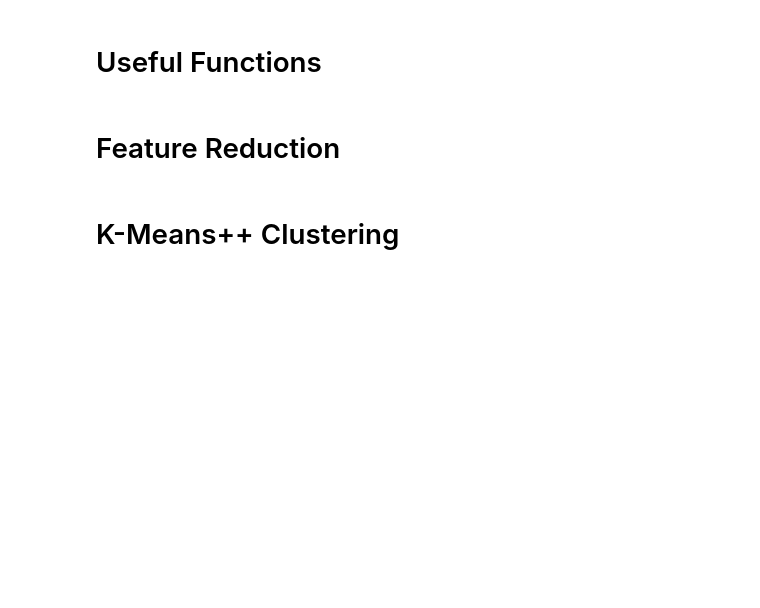
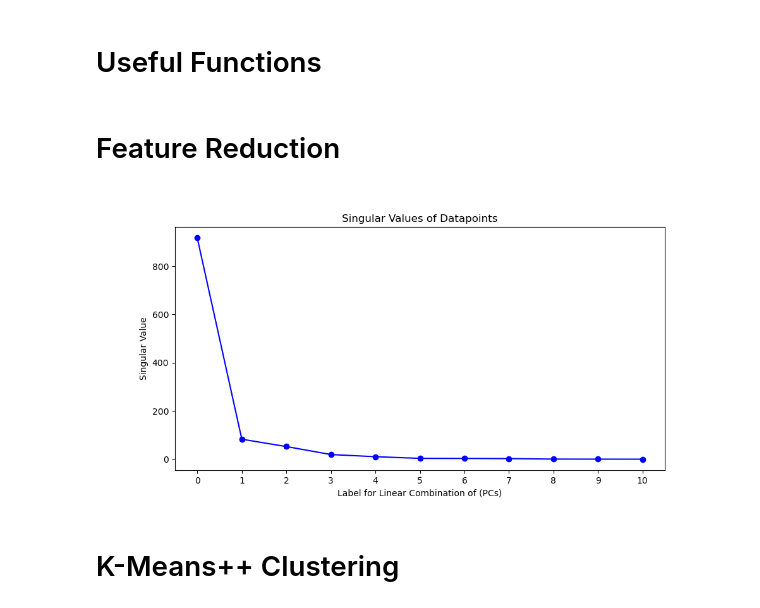
Before and after one commit to nyuad-astroparticle/TES-analysis, a Jupyter notebook: one_script_to_rule_them_all.ipynb, the cells around one changed output. Saved outputs shown, nothing was run; the diff lists cells and outputs as text; code cells hidden in the pictures; blank space fills up the shorter version.

```diff
--- a/one_script_to_rule_them_all.ipynb
+++ b/one_script_to_rule_them_all.ipynb
@@ -31,7 +31,7 @@ from matplotlib.dates import DateFormatter
 # Load data
 # %%
 # This is the directory for the dataCR_ for the anabsalysis
-data_dir            = './TES Only/'
+data_dir            = './DATA/TES Only/'
 channels            = ['C1','C2','C3','C4']
 
 # Load the data per channel
@@ -215,49 +227,51 @@ def values_of_interest(time,data,order,mysize):
 # Feature Reduction
 # %%
 # Get the data for each of the pulses
-values      = cp.array([values_of_interest(*data[:2],order=2,mysize=1/30) for data in tqdm(the_data)])
+values      = np.array([values_of_interest(*data[:2],order=2,mysize=1/30) for data in tqdm(the_data)])
 
 # Center data
-mu          = cp.tile(np.mean(values,axis=0),len(values)).reshape(values.shape)
+mu          = np.tile(np.mean(values,axis=0),len(values)).reshape(values.shape)
 X_centered  = (values-mu)
-X_centered  = X_centered / cp.tile(np.max(X_centered,axis=0)-cp.min(X_centered,axis=0),len(X_centered)).reshape(X_centered.shape)
+X_centered  = X_centered / np.tile(np.max(X_centered,axis=0)-np.min(X_centered,axis=0),len(X_centered)).reshape(X_centered.shape)
 
 # Single Value Decomposition
-u,s,vT      = cp.linalg.svd(X_centered)
+u,s,vT      = np.linalg.svd(X_centered)
 
 # plot the singlar values for the  D  matrix.
 # 1. Calculate the D matrix using s: D is s*s
-D       = cp.asnumpy(s*s)
+D       = s * s
 labels  = range(len(X_centered[0]))
 
 # 2. Set the fig size to (15,5)
 fig     = plt.figure(figsize=(10,5))
 ax      = fig.add_subplot(111)
 
 # 3. Add the line chart using plt.plot( ?? ,'bo-')
 ax.plot(labels,D,'bo-')
 
 # 3. Add proper tital, ticks, axis labels
 ax.set_title('Singular Values of Datapoints')
 ax.set_xlabel('Label for Linear Combination of (PCs)')
 ax.set_ylabel('Singular Value')
 ax.set_xticks(labels)
 # ax.set_yscale('log')
 
 # Obtaining our compressed data representation:
 # 1. Determine at least k singular values that are needed to represent the data set from the fig above
 k = np.array(list(labels))
 
 # 2. Obtain the first k of v^T and store it
 v = vT[k].T
 
 # 3. Calculate the compressed data using np.matmul(), X and stored first k of v^T
-X_compressed = cp.matmul(X_centered,v).get()
+X_compressed = np.matmul(X_centered,v)
 
 # 4. Print the compressed value of X
 #print(v)
 
 plt.show()
+# %% [output]
+[figure, added]
 # %% [markdown]
 # K-Means++ Clustering
 # %%
```
Also changed, not shown: parts of 11 cells of this notebook, 4 other files.
